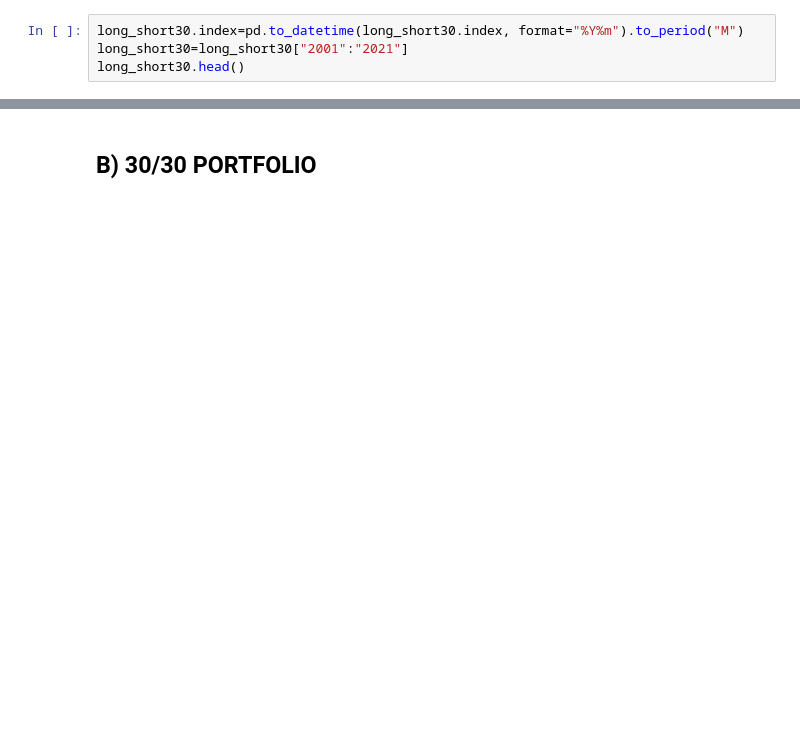
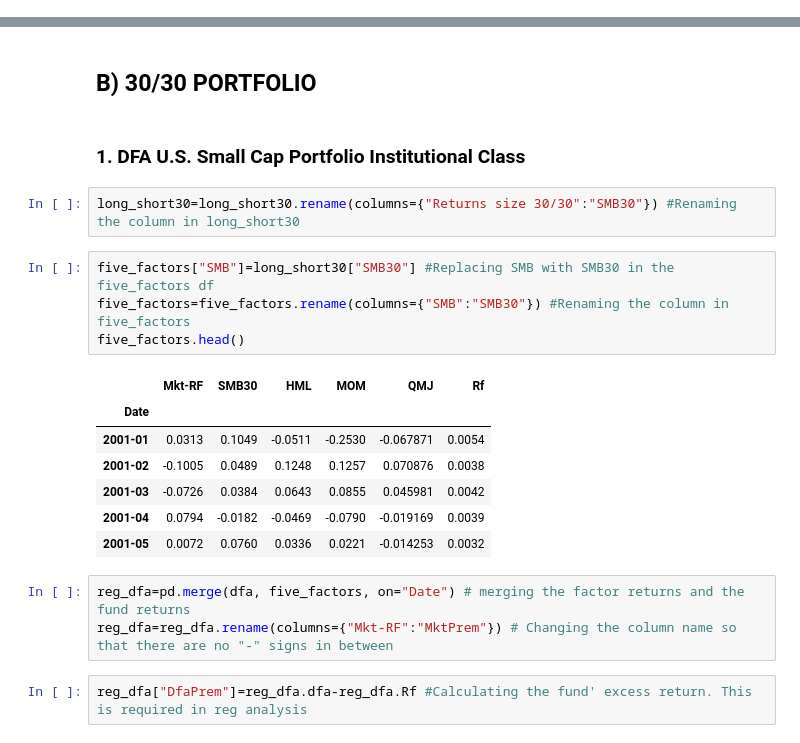
Before and after one commit to biv-neupane7/Code-for-the-articles, a Jupyter notebook: Dont compare apples with oranges.ipynb, the cells around one changed output, grey strips where cells are left out. Cells and saved outputs as stored; diff of their text form; blank space fills up the shorter version.

```diff
--- a/Dont compare apples with oranges.ipynb
+++ b/Dont compare apples with oranges.ipynb
@@ -636,4 +650,0 @@ long_short30.head()
-# %%
-long_short30.index=pd.to_datetime(long_short30.index, format="%Y%m").to_period("M")
-long_short30=long_short30["2001":"2021"]
-long_short30.head()
@@ -938,3 +961,24 @@ Notes:
 [1] Standard Errors assume that the covariance matrix of the errors is correctly specified.
 # %% [markdown]
 ## B) 30/30 PORTFOLIO
+# %% [markdown]
+### 1. DFA U.S. Small Cap Portfolio Institutional Class
+# %%
+long_short30=long_short30.rename(columns={"Returns size 30/30":"SMB30"}) #Renaming the column in long_short30
+# %%
+five_factors["SMB"]=long_short30["SMB30"] #Replacing SMB with SMB30 in the five_factors df
+five_factors=five_factors.rename(columns={"SMB":"SMB30"}) #Renaming the column in five_factors
+five_factors.head()
+# %% [output]
+|  | Mkt-RF | SMB30 | HML | MOM | QMJ | Rf |
+| Date |  |  |  |  |  |  |
+| 2001-01 | 0.0313 | 0.1049 | -0.0511 | -0.2530 | -0.067871 | 0.0054 |
+| 2001-02 | -0.1005 | 0.0489 | 0.1248 | 0.1257 | 0.070876 | 0.0038 |
+| 2001-03 | -0.0726 | 0.0384 | 0.0643 | 0.0855 | 0.045981 | 0.0042 |
+| 2001-04 | 0.0794 | -0.0182 | -0.0469 | -0.0790 | -0.019169 | 0.0039 |
+| 2001-05 | 0.0072 | 0.0760 | 0.0336 | 0.0221 | -0.014253 | 0.0032 |
+# %%
+reg_dfa=pd.merge(dfa, five_factors, on="Date") # merging the factor returns and the fund returns
+reg_dfa=reg_dfa.rename(columns={"Mkt-RF":"MktPrem"}) # Changing the column name so that there are no "-" signs in between
+# %%
+reg_dfa["DfaPrem"]=reg_dfa.dfa-reg_dfa.Rf #Calculating the fund' excess return. This is required in reg analysis
```
Also changed, not shown: parts of 63 cells of this notebook.
